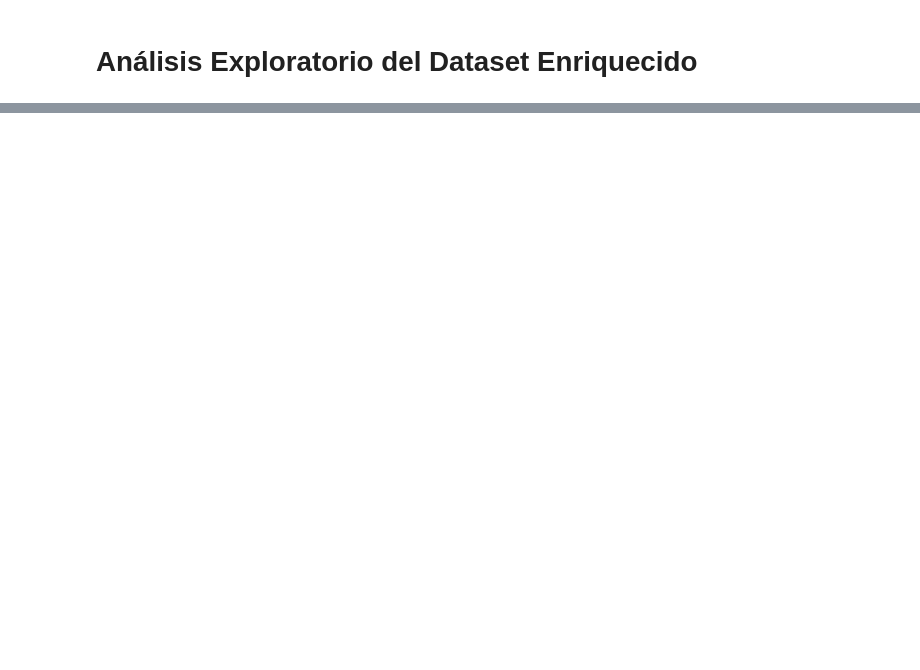
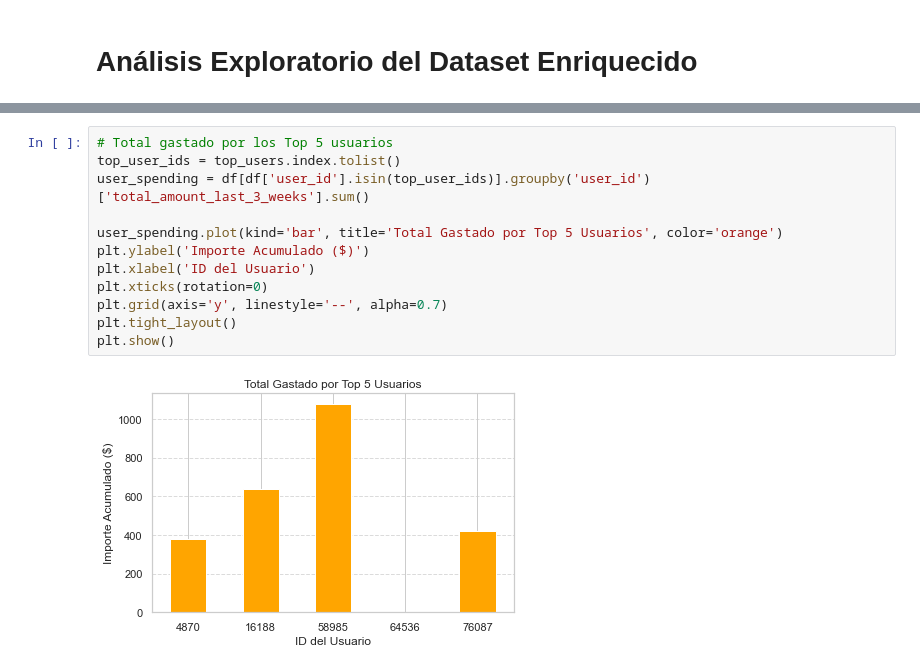
Before and after one commit to JhonatanS93-DE/meli-case-tecnico, a Jupyter notebook: notebooks/AnalisisExploratorioMeli.ipynb, the cells around one changed output, grey strips where cells are left out. Drawn from its saved outputs; the diff is of its cells as text; blank space fills up the shorter version.

```diff
--- a/notebooks/AnalisisExploratorioMeli.ipynb
+++ b/notebooks/AnalisisExploratorioMeli.ipynb
@@ -49,0 +84,14 @@ plt.show()
+# %%
+# Total gastado por los Top 5 usuarios
+top_user_ids = top_users.index.tolist()
+user_spending = df[df['user_id'].isin(top_user_ids)].groupby('user_id')['total_amount_last_3_weeks'].sum()
+
+user_spending.plot(kind='bar', title='Total Gastado por Top 5 Usuarios', color='orange')
+plt.ylabel('Importe Acumulado ($)')
+plt.xlabel('ID del Usuario')
+plt.xticks(rotation=0)
+plt.grid(axis='y', linestyle='--', alpha=0.7)
+plt.tight_layout()
+plt.show()
+# %% [output]
+[figure, added]
```
Also changed, not shown: parts of 7 cells of this notebook.
